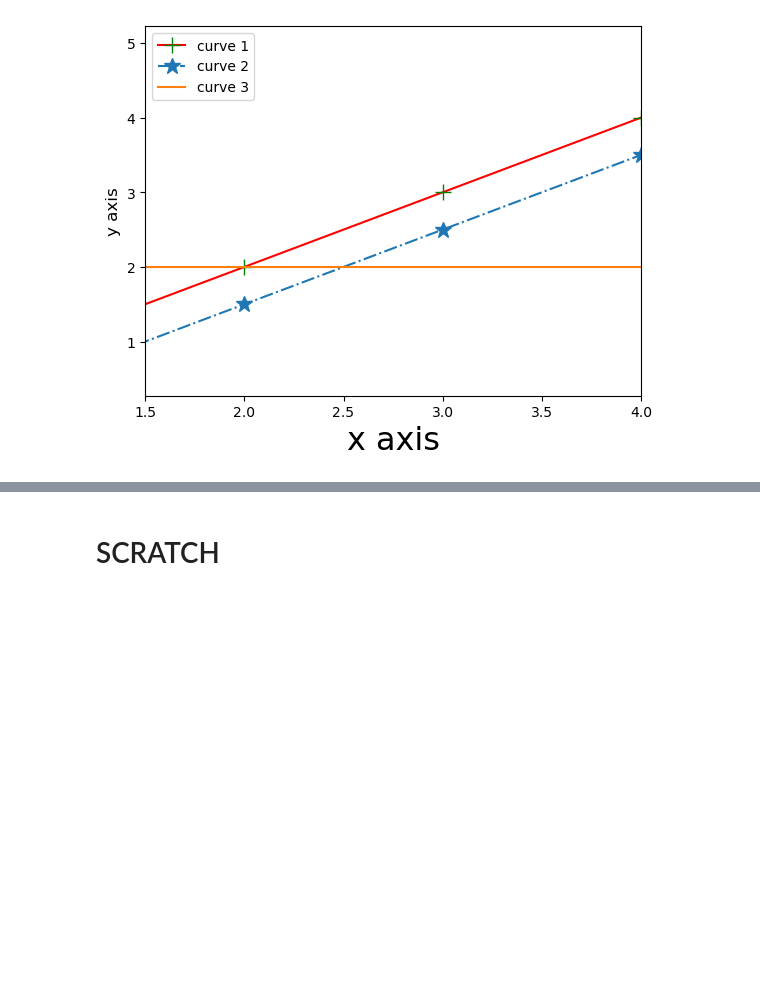
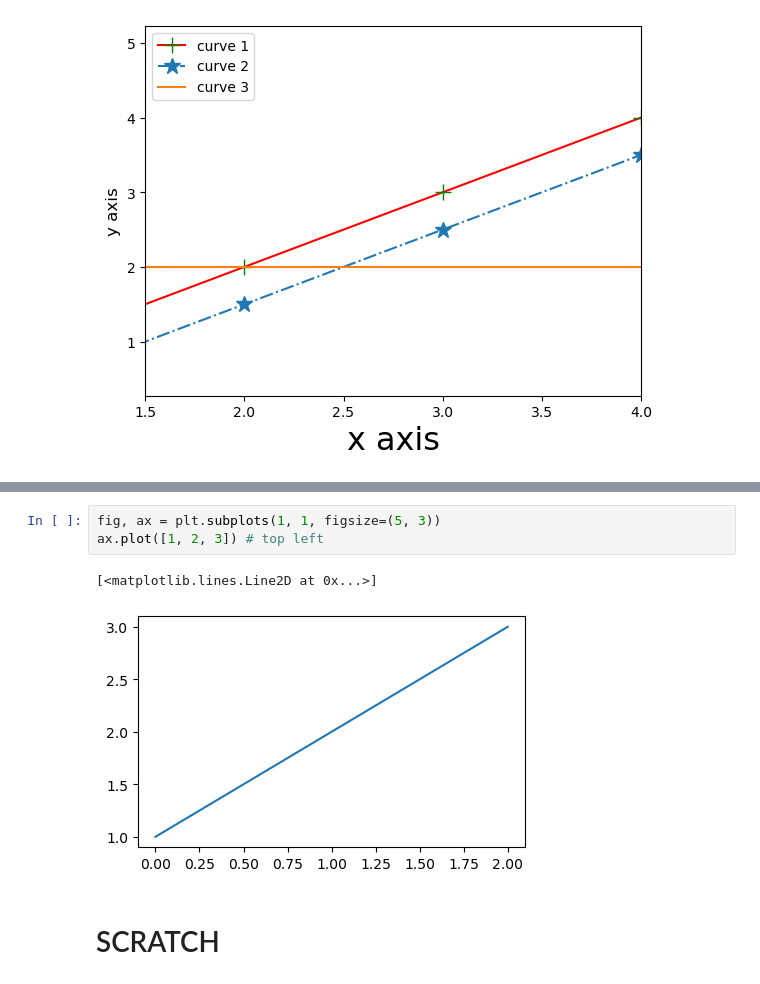
Before and after one commit to jtstanley/DS2_materials, a Jupyter notebook: Intro_python_discussion.ipynb, the cells around one changed output, grey strips where cells are left out. Cells and saved outputs as stored; diff of their text form; blank space fills up the shorter version.

```diff
--- a/Intro_python_discussion.ipynb
+++ b/Intro_python_discussion.ipynb
@@ -479,3 +511,9 @@ plt.show()
+# %%
+fig, ax = plt.subplots(1, 1, figsize=(5, 3))
+ax.plot([1, 2, 3]) # top left
+# %% [output]
+[<matplotlib.lines.Line2D at 0x...>]
+[figure, added]
 # %% [markdown]
 # SCRATCH
 # %%
```
Also changed, not shown: parts of 4 cells of this notebook.
